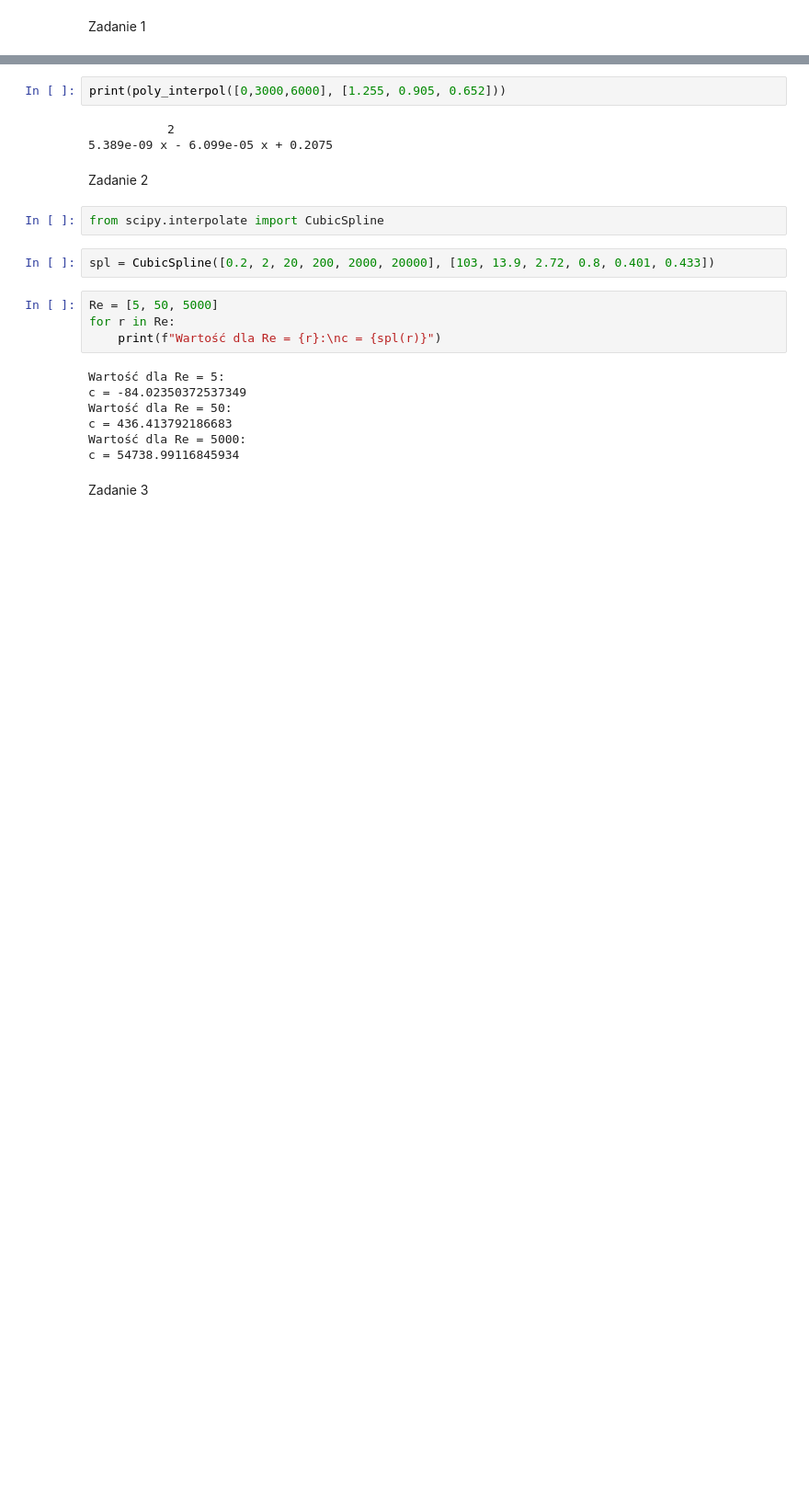
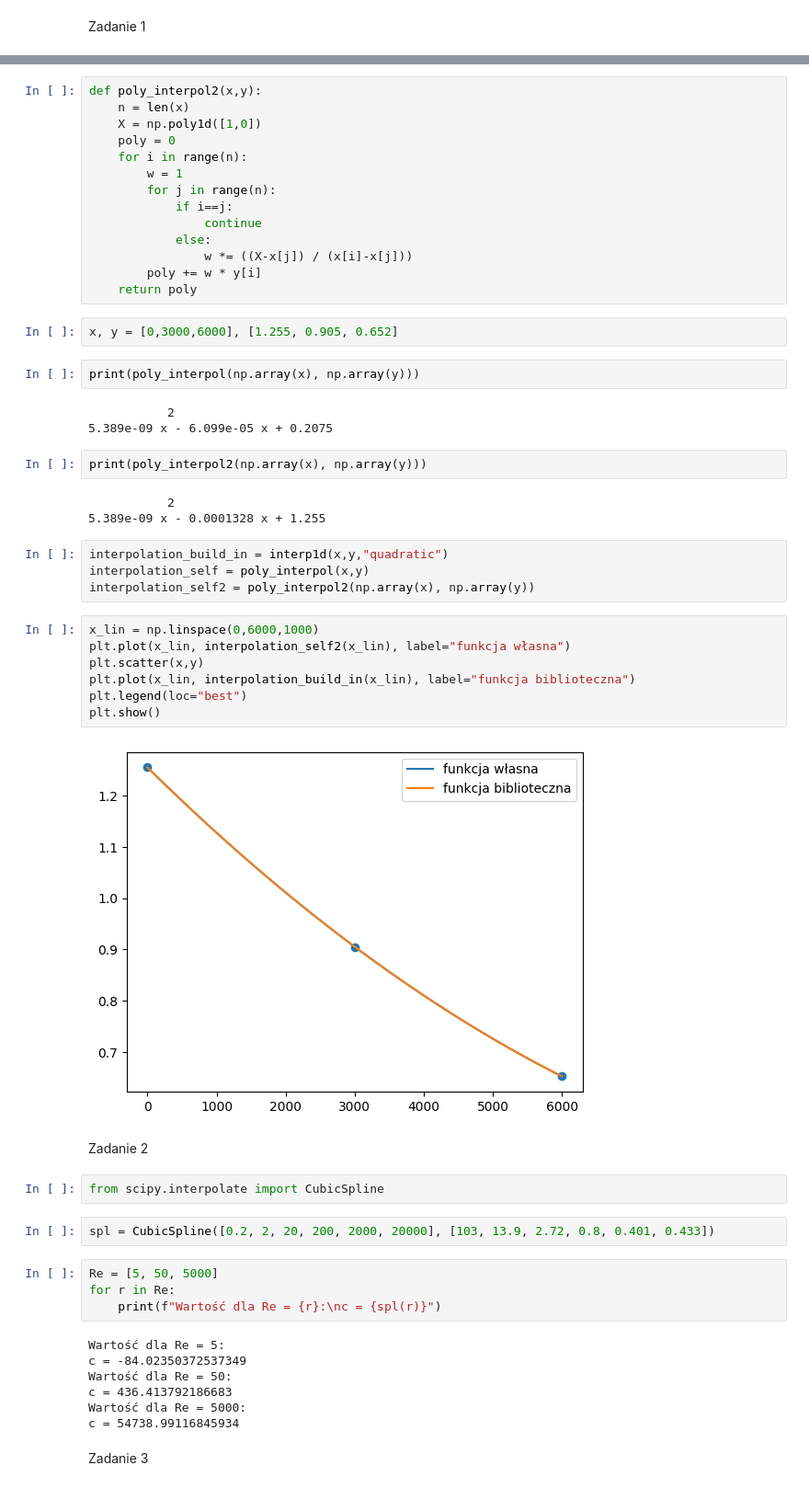
Before and after one commit to rafglo/Metody-numeryczne, a Jupyter notebook: lista5.ipynb, the cells around one changed output, grey strips where cells are left out. Shown: that part at 92% size. Cells and saved outputs as stored; diff of their text form; blank space fills up the shorter version.

```diff
--- a/lista5.ipynb
+++ b/lista5.ipynb
@@ -25,9 +27,43 @@ def poly_interpol(x, y):
     return w
+# %%
+def poly_interpol2(x,y):
+    n = len(x)
+    X = np.poly1d([1,0])
+    poly = 0
+    for i in range(n):
+        w = 1
+        for j in range(n):
+            if i==j:
+                continue
+            else:
+                w *= ((X-x[j]) / (x[i]-x[j]))
+        poly += w * y[i]
+    return poly
 # %%
-print(poly_interpol([0,3000,6000], [1.255, 0.905, 0.652]))
+x, y = [0,3000,6000], [1.255, 0.905, 0.652]
-# %% [output]
-           2
-5.389e-09 x - 6.099e-05 x + 0.2075
+# %%
+print(poly_interpol(np.array(x), np.array(y)))
+# %% [output]
+           2
+5.389e-09 x - 6.099e-05 x + 0.2075
+# %%
+print(poly_interpol2(np.array(x), np.array(y)))
+# %% [output]
+           2
+5.389e-09 x - 0.0001328 x + 1.255
+# %%
+interpolation_build_in = interp1d(x,y,"quadratic")
+interpolation_self = poly_interpol(x,y)
+interpolation_self2 = poly_interpol2(np.array(x), np.array(y))
+# %%
+x_lin = np.linspace(0,6000,1000)
+plt.plot(x_lin, interpolation_self2(x_lin), label="funkcja własna")
+plt.scatter(x,y)
+plt.plot(x_lin, interpolation_build_in(x_lin), label="funkcja biblioteczna")
+plt.legend(loc="best")
+plt.show()
+# %% [output]
+[figure, added]
 # %% [markdown]
 Zadanie 2
 # %%
```
Also changed, not shown: parts of 2 cells of this notebook.
